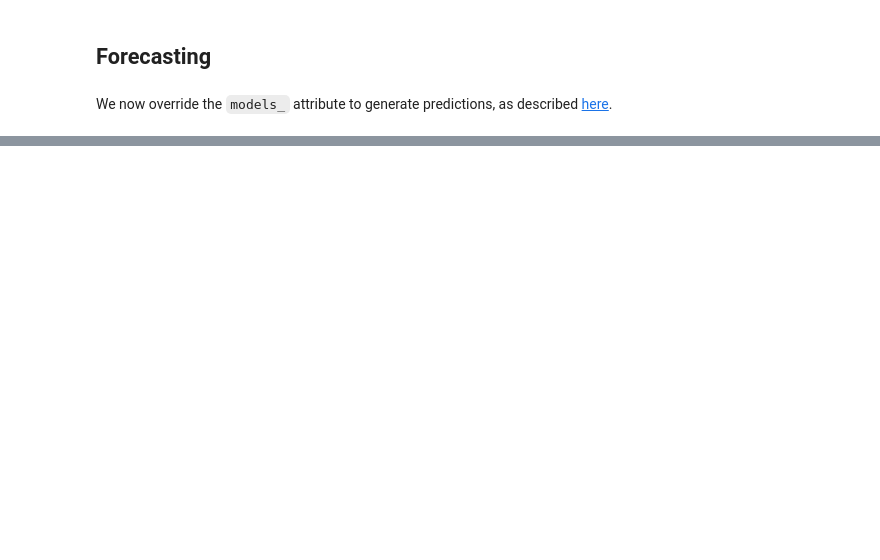
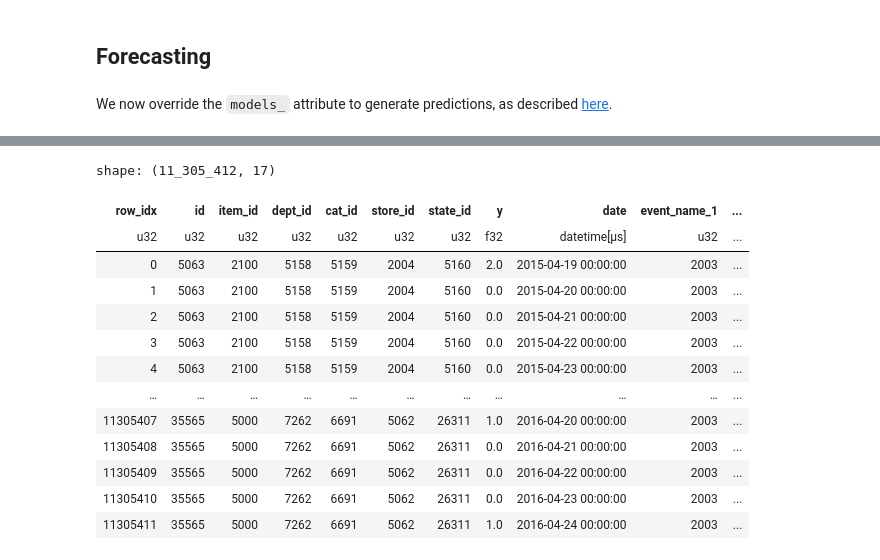
Before and after one commit to JLiekenbrock/m5-challenge, a Jupyter notebook: m5-mlforecast-eval-polars_multi_output.ipynb, the cells around one changed output, grey strips where cells are left out. Cells and saved outputs as stored; diff of their text form; code cells hidden in the pictures; blank space fills up the shorter version.

```diff
--- a/m5-mlforecast-eval-polars_multi_output.ipynb
+++ b/m5-mlforecast-eval-polars_multi_output.ipynb
@@ -767,0 +406,17 @@ subm.write_csv('submission.csv')
+# %%
+current_X
+# %% [output]
+shape: (11_305_412, 17)
+| row_idx | id | item_id | dept_id | cat_id | store_id | state_id | y | date | event_name_1 | ... |
+| u32 | u32 | u32 | u32 | u32 | u32 | u32 | f32 | datetime[μs] | u32 | ... |
+| 0 | 5063 | 2100 | 5158 | 5159 | 2004 | 5160 | 2.0 | 2015-04-19 00:00:00 | 2003 | ... |
+| 1 | 5063 | 2100 | 5158 | 5159 | 2004 | 5160 | 0.0 | 2015-04-20 00:00:00 | 2003 | ... |
+| 2 | 5063 | 2100 | 5158 | 5159 | 2004 | 5160 | 0.0 | 2015-04-21 00:00:00 | 2003 | ... |
+| 3 | 5063 | 2100 | 5158 | 5159 | 2004 | 5160 | 0.0 | 2015-04-22 00:00:00 | 2003 | ... |
+| 4 | 5063 | 2100 | 5158 | 5159 | 2004 | 5160 | 0.0 | 2015-04-23 00:00:00 | 2003 | ... |
+| … | … | … | … | … | … | … | … | … | … | ... |
+| 11305407 | 35565 | 5000 | 7262 | 6691 | 5062 | 26311 | 1.0 | 2016-04-20 00:00:00 | 2003 | ... |
+| 11305408 | 35565 | 5000 | 7262 | 6691 | 5062 | 26311 | 0.0 | 2016-04-21 00:00:00 | 2003 | ... |
+| 11305409 | 35565 | 5000 | 7262 | 6691 | 5062 | 26311 | 0.0 | 2016-04-22 00:00:00 | 2003 | ... |
+| 11305410 | 35565 | 5000 | 7262 | 6691 | 5062 | 26311 | 0.0 | 2016-04-23 00:00:00 | 2003 | ... |
+| 11305411 | 35565 | 5000 | 7262 | 6691 | 5062 | 26311 | 1.0 | 2016-04-24 00:00:00 | 2003 | ... |
```
Also changed, not shown: parts of 50 cells of this notebook.
